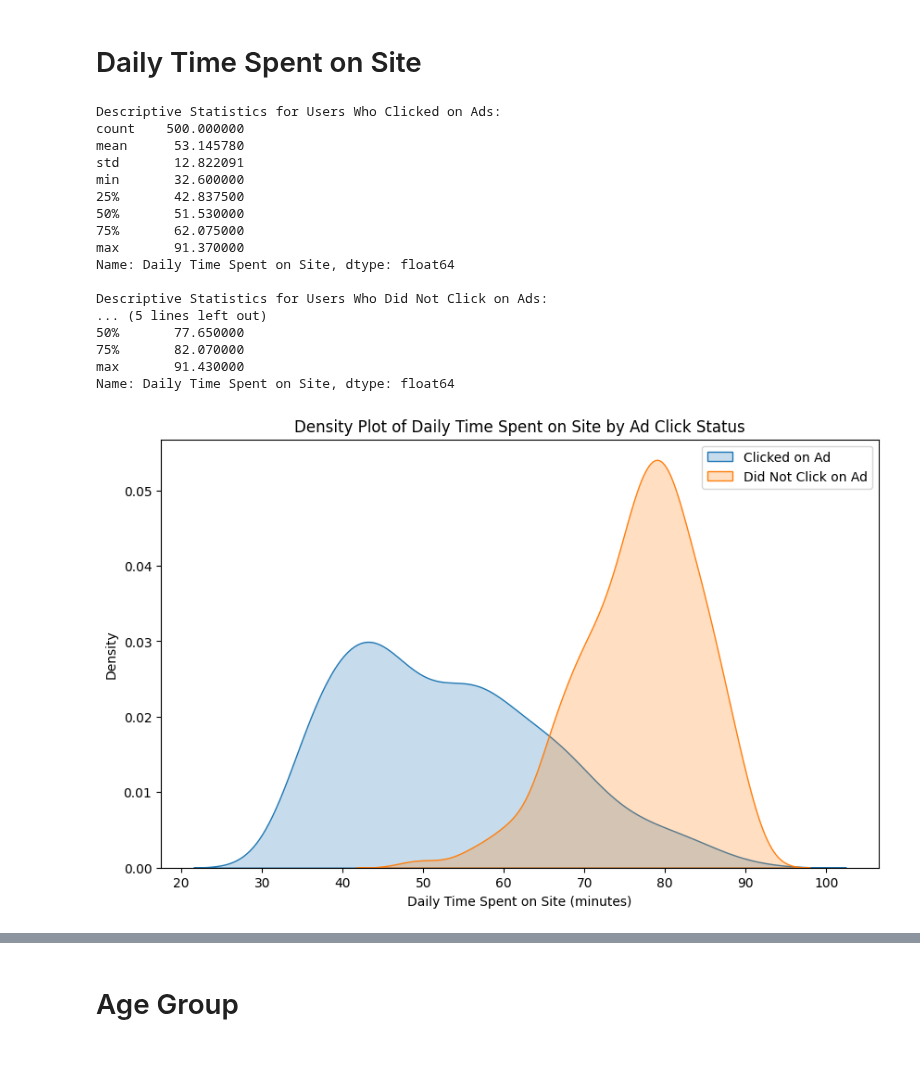
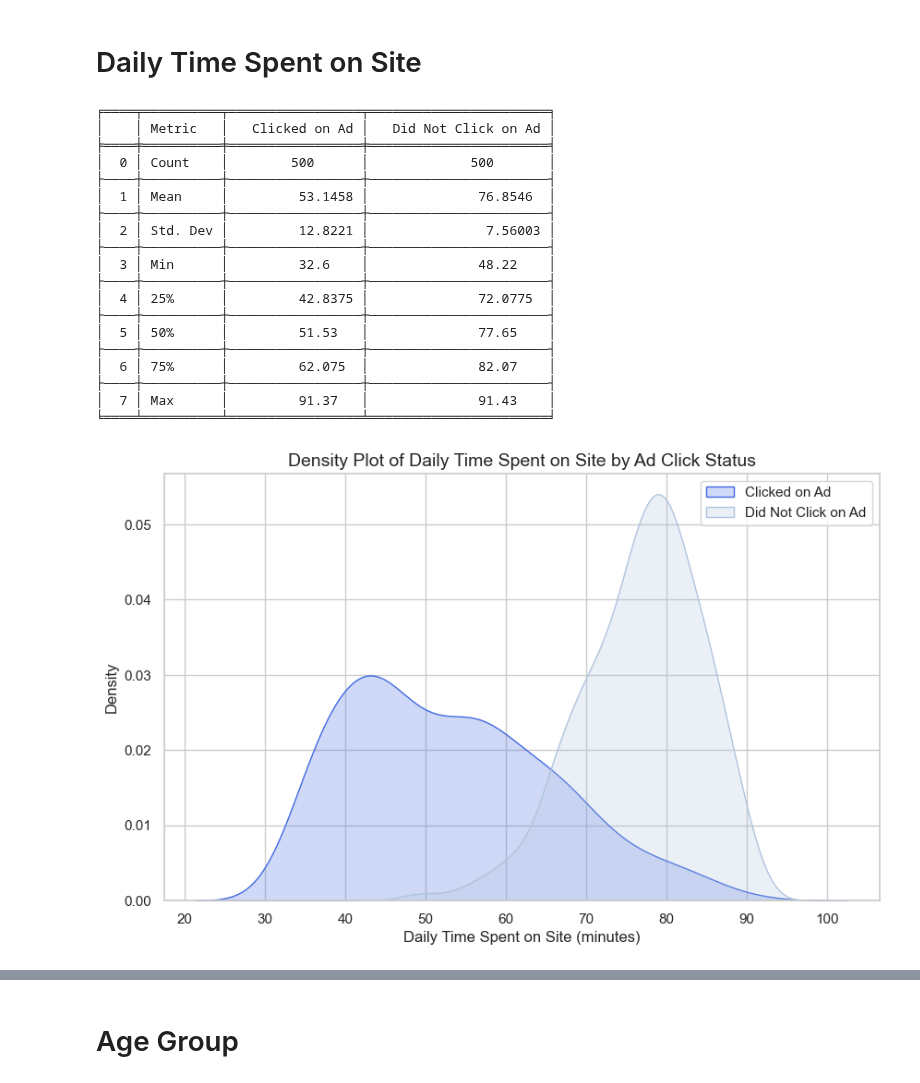
Before and after one commit to AryanJhaveri/Ad-Click-Through-Rate-Analysis, a Jupyter notebook: cluster-analysis-for-advertising-insights.ipynb, the cells around one changed output, grey strips where cells are left out. Drawn from its saved outputs; the diff is of its cells as text; code cells hidden in the pictures; blank space fills up the shorter version.

```diff
--- a/cluster-analysis-for-advertising-insights.ipynb
+++ b/cluster-analysis-for-advertising-insights.ipynb
@@ -4,5 +6,8 @@ import pandas as pd
+# %%
+sns.set(style="whitegrid", palette="Blues_d")
+plt.rcParams['axes.facecolor'] = 'white'
 # %%
-df = pd.read_csv("/kaggle/input/advertisement-click-on-ad/advertising.csv")
+df = pd.read_csv("advertising.csv")
 # %%
 df.head()
 # %% [output]
@@ -63,44 +56,57 @@ df.describe()
 # %% [markdown]
 # Daily Time Spent on Site
 # %%
+from tabulate import tabulate
+
+# Calculate descriptive statistics
 clicked_desc = df[df['Clicked on Ad'] == 1]['Daily Time Spent on Site'].describe()
 not_clicked_desc = df[df['Clicked on Ad'] == 0]['Daily Time Spent on Site'].describe()
 
-print("Descriptive Statistics for Users Who Clicked on Ads:")
-print(clicked_desc)
-print("\nDescriptive Statistics for Users Who Did Not Click on Ads:")
-print(not_clicked_desc)
+# Create a DataFrame for better visualization
+comparison_df = pd.DataFrame({
+    'Metric': ['Count', 'Mean', 'Std. Dev', 'Min', '25%', '50%', '75%', 'Max'],
+    'Clicked on Ad': clicked_desc.values,
+    'Did Not Click on Ad': not_clicked_desc.values
+})
+
+# Display the table
+print(tabulate(comparison_df, headers='keys', tablefmt='fancy_grid'))
 # %% [output]
-Descriptive Statistics for Users Who Clicked on Ads:
-count    500.000000
-mean      53.145780
-std       12.822091
-min       32.600000
-25%       42.837500
-50%       51.530000
-75%       62.075000
-max       91.370000
-Name: Daily Time Spent on Site, dtype: float64
-
-Descriptive Statistics for Users Who Did Not Click on Ads:
-... (5 lines left out)
-50%       77.650000
-75%       82.070000
-max       91.430000
-Name: Daily Time Spent on Site, dtype: float64
+╒════╤══════════╤═════════════════╤═══════════════════════╕
+│    │ Metric   │   Clicked on Ad │   Did Not Click on Ad │
+╞════╪══════════╪═════════════════╪═══════════════════════╡
+│  0 │ Count    │        500      │             500       │
+├────┼──────────┼─────────────────┼───────────────────────┤
+│  1 │ Mean     │         53.1458 │              76.8546  │
+├────┼──────────┼─────────────────┼───────────────────────┤
+│  2 │ Std. Dev │         12.8221 │               7.56003 │
+├────┼──────────┼─────────────────┼───────────────────────┤
+│  3 │ Min      │         32.6    │              48.22    │
+├────┼──────────┼─────────────────┼───────────────────────┤
+│  4 │ 25%      │         42.8375 │              72.0775  │
+├────┼──────────┼─────────────────┼───────────────────────┤
+│  5 │ 50%      │         51.53   │              77.65    │
+├────┼──────────┼─────────────────┼───────────────────────┤
+│  6 │ 75%      │         62.075  │              82.07    │
+├────┼──────────┼─────────────────┼───────────────────────┤
+│  7 │ Max      │         91.37   │              91.43    │
+╘════╧══════════╧═════════════════╧═══════════════════════╛
 # %%
-import seaborn as sns
-import matplotlib.pyplot as plt
+#Density Plot of Daily Time Spent on Site by Ad Click Status
 
 plt.figure(figsize=(10, 6))
-sns.kdeplot(df[df['Clicked on Ad'] == 1]['Daily Time Spent on Site'], label="Clicked on Ad", fill=True)
-sns.kdeplot(df[df['Clicked on Ad'] == 0]['Daily Time Spent on Site'], label="Did Not Click on Ad", fill=True)
-plt.title('Density Plot of Daily Time Spent on Site by Ad Click Status')
-plt.xlabel('Daily Time Spent on Site (minutes)')
-plt.ylabel('Density')
+# KDE plot for users who clicked on the ad
+sns.kdeplot(df[df['Clicked on Ad'] == 1]['Daily Time Spent on Site'], label="Clicked on Ad", fill=True, color='royalblue')
+# KDE plot for users who did not click on the ad
+sns.kdeplot(df[df['Clicked on Ad'] == 0]['Daily Time Spent on Site'], label="Did Not Click on Ad", fill=True, color='lightsteelblue')
+
+# Add labels and title
+plt.title('Density Plot of Daily Time Spent on Site by Ad Click Status', fontsize=14)
+plt.xlabel('Daily Time Spent on Site (minutes)', fontsize=12)
+plt.ylabel('Density', fontsize=12)
 plt.legend()
 plt.show()
 # %% [output]
-[figure, old version]
+[figure, new version]
 # %%
 plt.figure(figsize=(8, 6))
```
Also changed, not shown: parts of 17 cells of this notebook.
